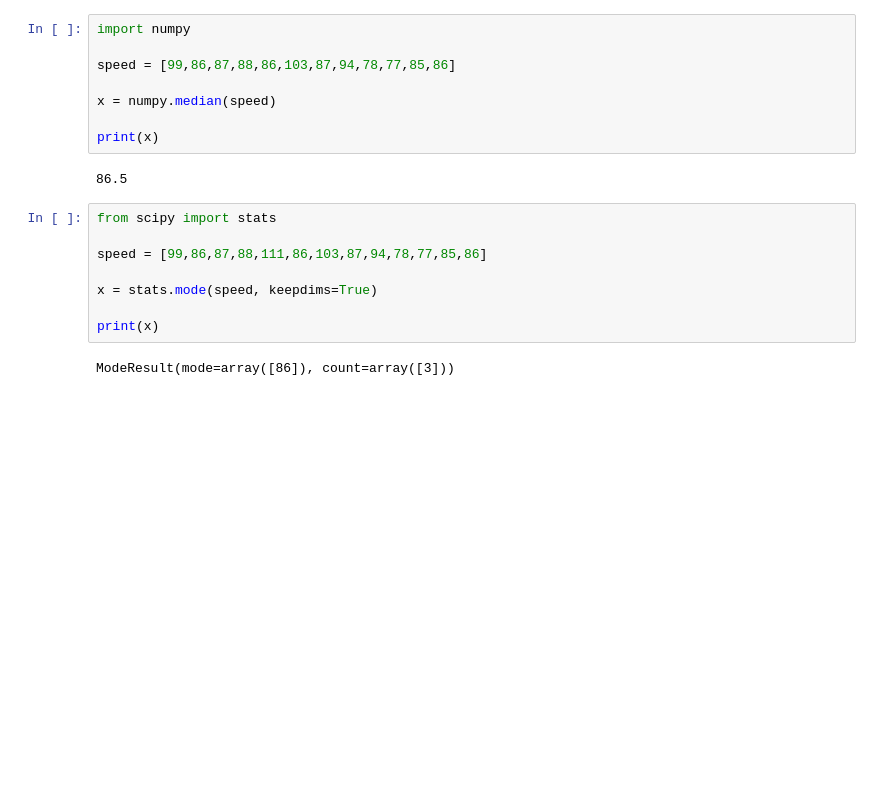
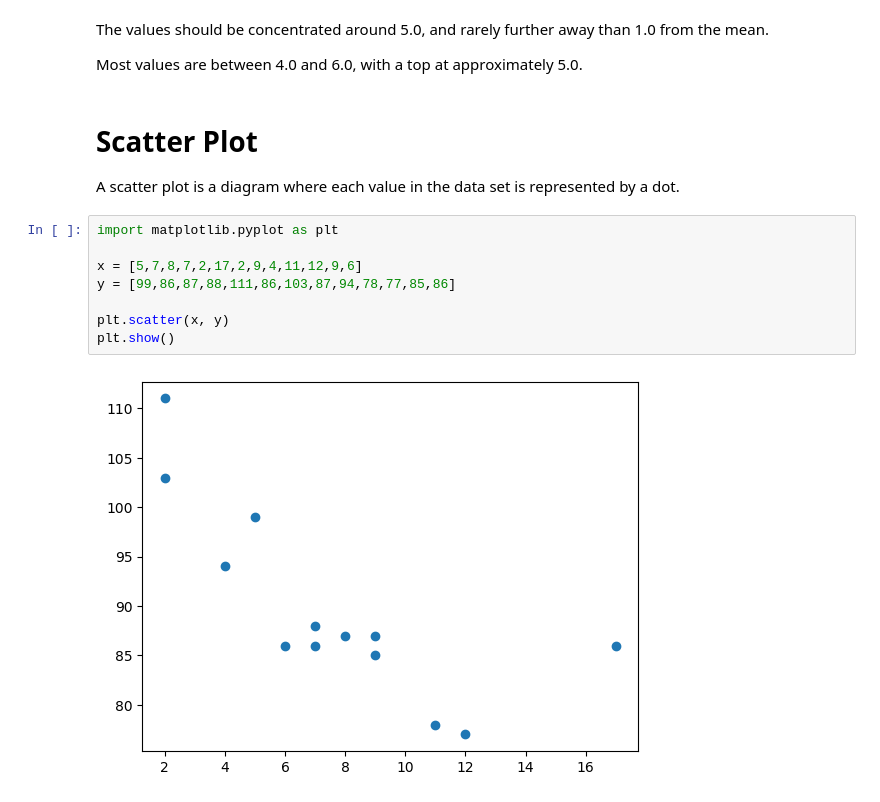
Before and after one commit to pixel-perfect-metodology/python_playground, a Jupyter notebook: ml/day_1.ipynb, the cells around one changed output. Cells and saved outputs as stored; diff of their text form; blank space fills up the shorter version.

```diff
--- a/ml/day_1.ipynb
+++ b/ml/day_1.ipynb
@@ -21,20 +222,18 @@ print(x)
+# %% [markdown]
+The values should be concentrated around 5.0, and rarely further away than 1.0 from the mean.
+
+Most values are between 4.0 and 6.0, with a top at approximately 5.0.
+# %% [markdown]
+# Scatter Plot
+
+A scatter plot is a diagram where each value in the data set is represented by a dot.
 # %%
-import numpy
+import matplotlib.pyplot as plt
 
-speed = [99,86,87,88,86,103,87,94,78,77,85,86]
+x = [5,7,8,7,2,17,2,9,4,11,12,9,6]
+y = [99,86,87,88,111,86,103,87,94,78,77,85,86]
 
-x = numpy.median(speed)
-
-print(x)
+plt.scatter(x, y)
+plt.show()
 # %% [output]
-86.5
+[figure, added]
-# %%
-from scipy import stats
-
-speed = [99,86,87,88,111,86,103,87,94,78,77,85,86]
-
-x = stats.mode(speed, keepdims=True)
-
-print(x)
-# %% [output]
-ModeResult(mode=array([86]), count=array([3]))
```
Also changed, not shown: parts of 46 cells of this notebook.
